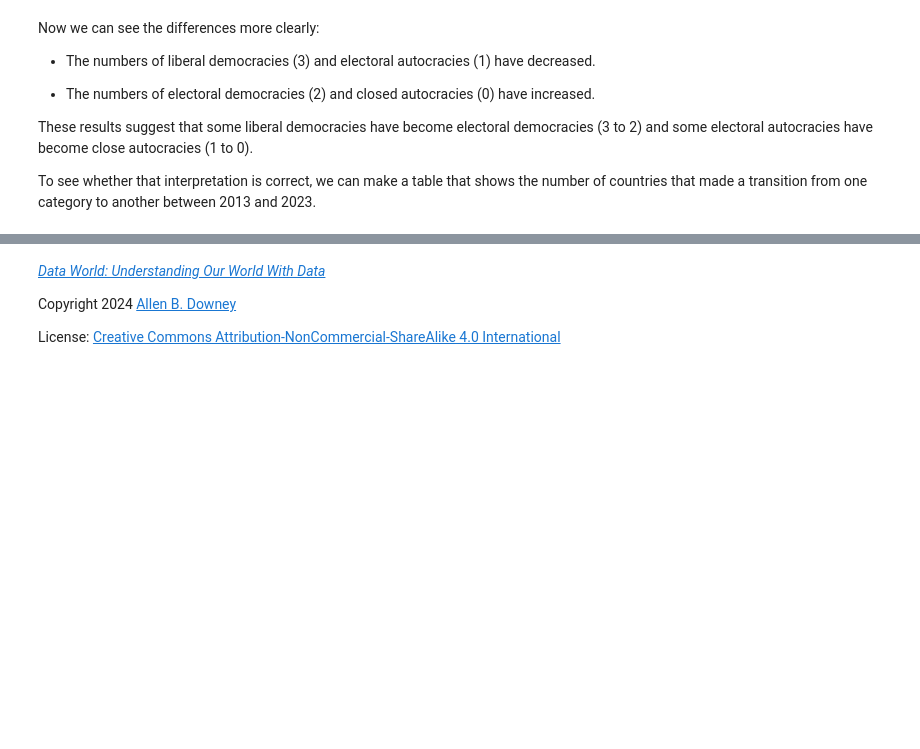
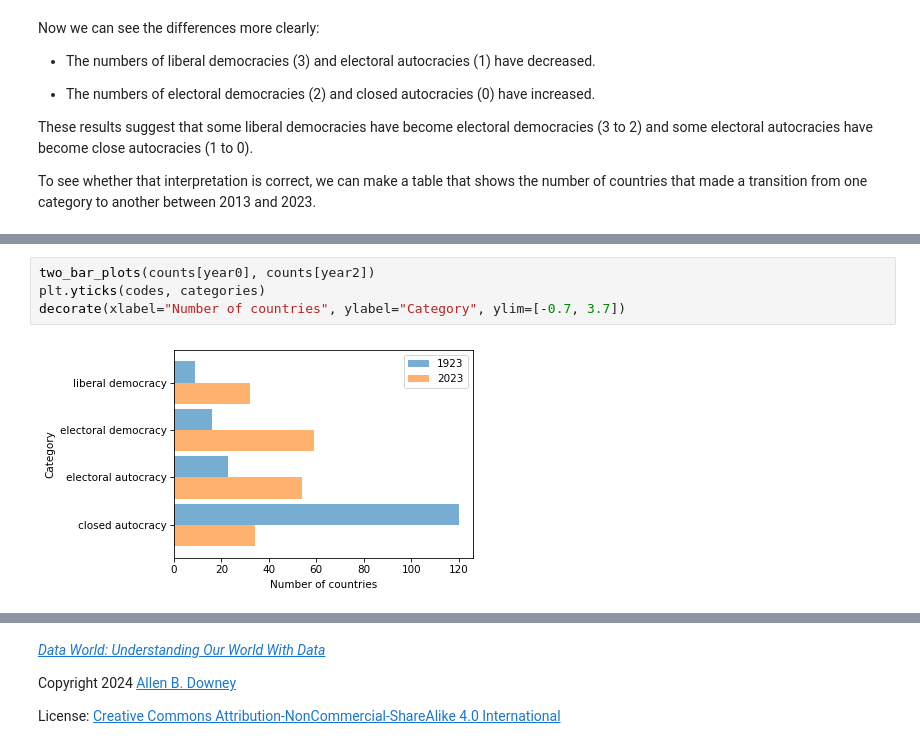
Before and after one commit to AllenDowney/DataWorld, a Jupyter notebook: soln/democracy.ipynb, the cells around one changed output, grey strips where cells are left out. Cells and saved outputs as stored; diff of their text form; blank space fills up the shorter version.

```diff
--- a/soln/democracy.ipynb
+++ b/soln/democracy.ipynb
@@ -362,0 +430,6 @@ Name: 1923, dtype: int64
+# %%
+two_bar_plots(counts[year0], counts[year2])
+plt.yticks(codes, categories)
+decorate(xlabel="Number of countries", ylabel="Category", ylim=[-0.7, 3.7])
+# %% [output]
+[figure, added]
```
Also changed, not shown: parts of 44 cells of this notebook, 1 other file.
